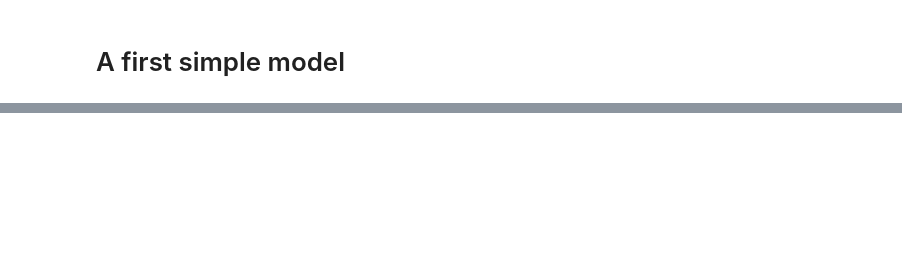
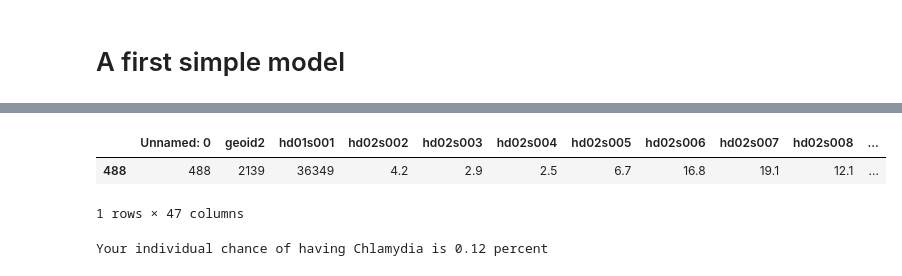
Before and after one commit to ahwkuepper/stdme, a Jupyter notebook: code/app_model_chlamydia.ipynb, the cells around one changed output, grey strips where cells are left out. Saved outputs shown, nothing was run; the diff lists cells and outputs as text; code cells hidden in the pictures; blank space fills up the shorter version.

```diff
--- a/code/app_model_chlamydia.ipynb
+++ b/code/app_model_chlamydia.ipynb
@@ -78,0 +141,20 @@ Your individual chance of having Chlamydia is 0.76 percent
+# %%
+df_zipcode[df_zipcode["geoid2"]==int(Zipcode)]
+# %% [output]
+|  | Unnamed: 0 | geoid2 | hd01s001 | hd02s002 | hd02s003 | hd02s004 | hd02s005 | hd02s006 | hd02s007 | hd02s008 | ... |
+| 488 | 488 | 2139 | 36349 | 4.2 | 2.9 | 2.5 | 6.7 | 16.8 | 19.1 | 12.1 | ... |
+1 rows × 47 columns
+# %%
+def calculate_rate(Zipcode, Race, Gender, Age):
+    target = df_zipcode[df_zipcode["geoid2"]==int(Zipcode)]
+    target_params = target.values[0]
+    chlamydia_rate = model.predict(target_params[2:])
+    return chlamydia_rate*gender_factor[Gender]*race_factor[Race]*age_factor[Age]
+
+Race = "White"
+Gender = "Male"
+Age = "35-39"
+Zipcode = "02139"
+print("Your individual chance of having Chlamydia is %.2f percent"%(calculate_rate(Zipcode, Race, Gender, Age)*100))
+# %% [output]
+Your individual chance of having Chlamydia is 0.12 percent
```
Also changed, not shown: parts of 7 cells of this notebook, 9 other files.
